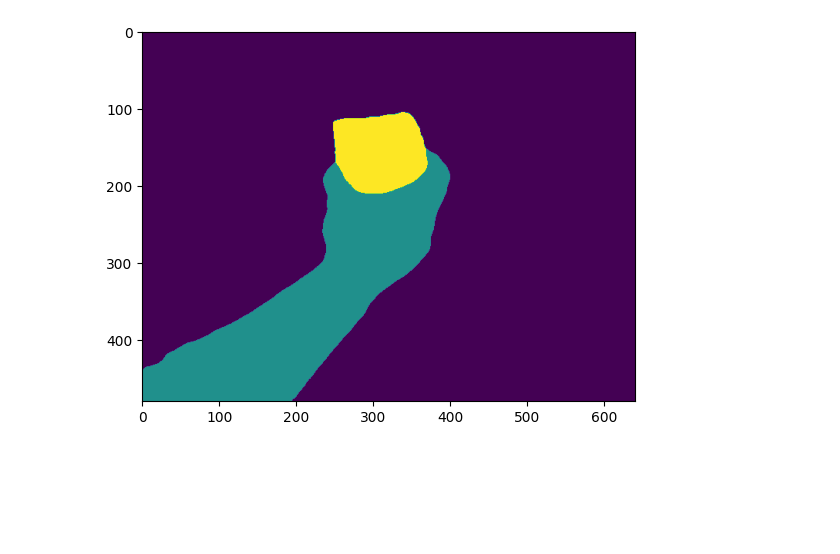
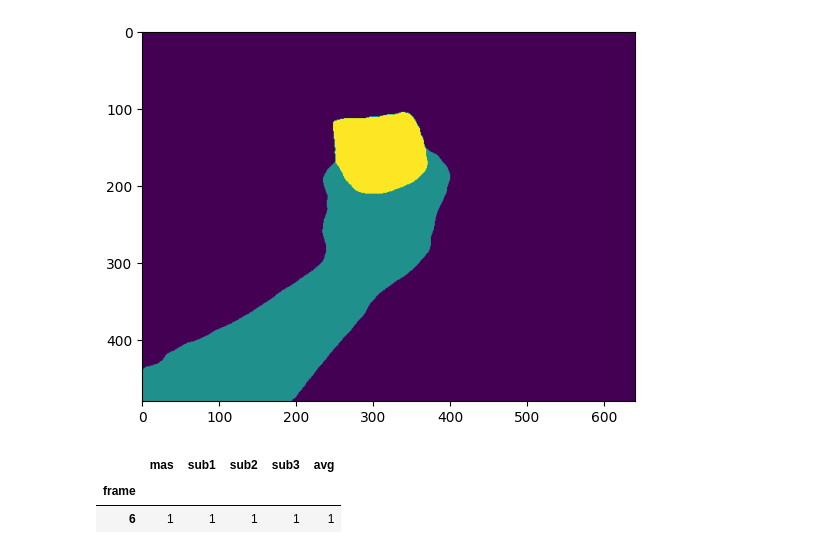
Before and after one commit to UVR-WJCHO/HOnnotate_OXR, a Jupyter notebook: test.ipynb, the cells around one changed output. Saved outputs shown, nothing was run; the diff lists cells and outputs as text; code cells hidden in the pictures; blank space fills up the shorter version.

```diff
--- a/test.ipynb
+++ b/test.ipynb
@@ -342,0 +345,12 @@ plt.imshow(seg)
+# %%
+a = pd.DataFrame([], columns=['mas', 'sub1', 'sub2', 'sub3', 'avg'])
+# %%
+a.index.name = 'frame'
+# %%
+a.loc[6] = [1, 1, 1, 1, 1]
+# %%
+a
+# %% [output]
+|  | mas | sub1 | sub2 | sub3 | avg |
+| frame |  |  |  |  |  |
+| 6 | 1 | 1 | 1 | 1 | 1 |
```
Also changed, not shown: parts of 2 cells of this notebook, 5 other files.
